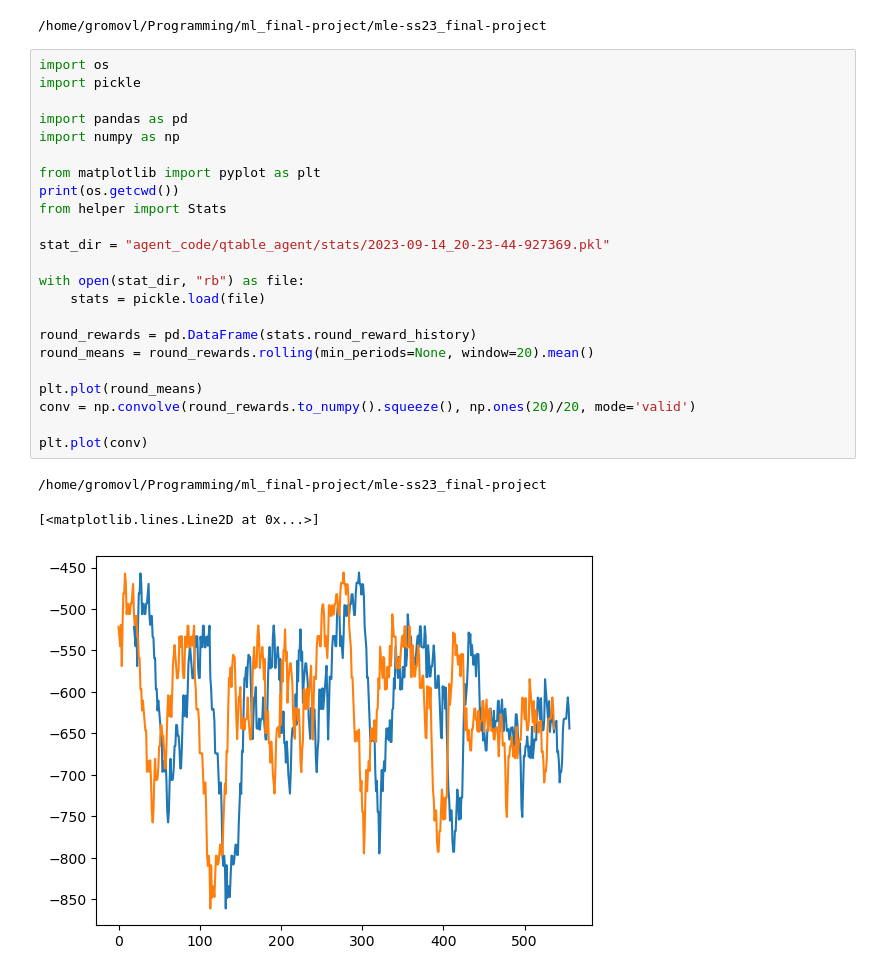
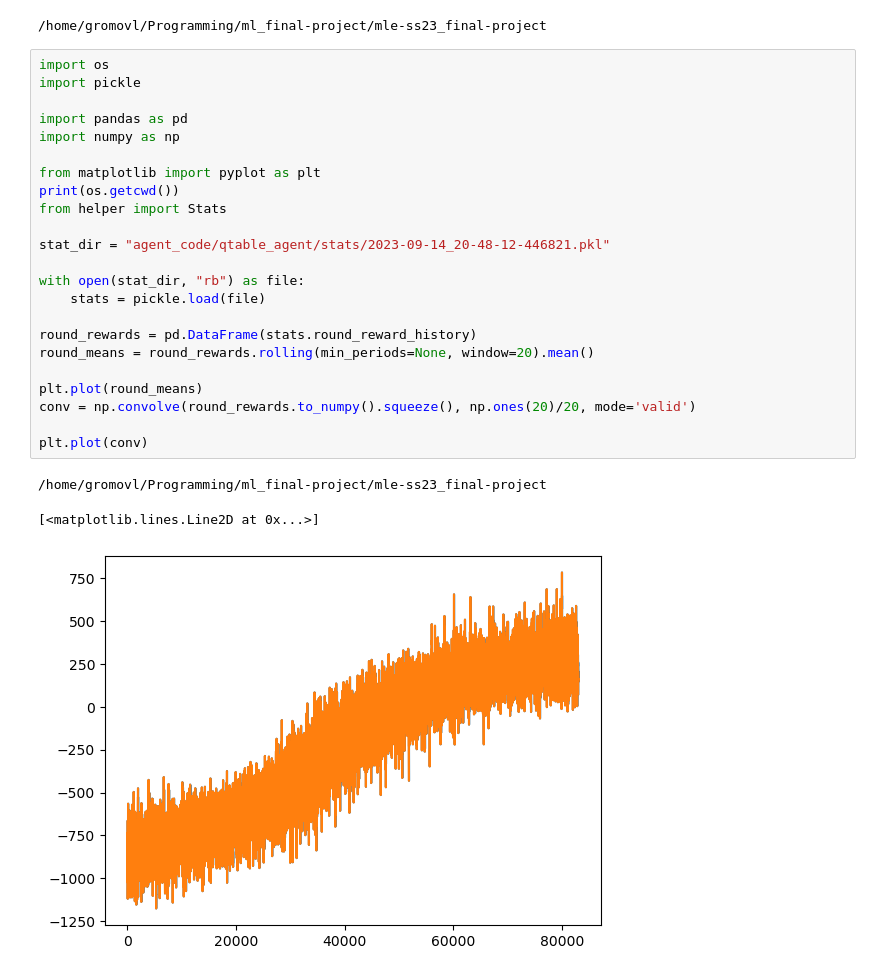
Before and after one commit to Schlevidon/mle-ss23_final-project, a Jupyter notebook: agent_code/qtable_agent/stats.ipynb, the cells around one changed output. Saved outputs shown, nothing was run; the diff lists cells and outputs as text.

```diff
--- a/agent_code/qtable_agent/stats.ipynb
+++ b/agent_code/qtable_agent/stats.ipynb
@@ -5,30 +5,30 @@
 # %%
 import os
 import pickle
 
 import pandas as pd
 import numpy as np
 
 from matplotlib import pyplot as plt
 print(os.getcwd())
 from helper import Stats
 
-stat_dir = "agent_code/qtable_agent/stats/2023-09-14_20-23-44-927369.pkl"
+stat_dir = "agent_code/qtable_agent/stats/2023-09-14_20-48-12-446821.pkl"
 
 with open(stat_dir, "rb") as file:
     stats = pickle.load(file)
 
 round_rewards = pd.DataFrame(stats.round_reward_history)
 round_means = round_rewards.rolling(min_periods=None, window=20).mean()
 
 plt.plot(round_means)
 conv = np.convolve(round_rewards.to_numpy().squeeze(), np.ones(20)/20, mode='valid')
 
 plt.plot(conv)
 # %% [output]
 /home/gromovl/Programming/ml_final-project/mle-ss23_final-project
 [<matplotlib.lines.Line2D at 0x...>]
-[figure, old version]
+[figure, new version]
 # %%
 round_length = stats.round_length_history
 plt.plot(round_length)
```
Also changed, not shown: parts of 5 cells of this notebook, 5 other files.
